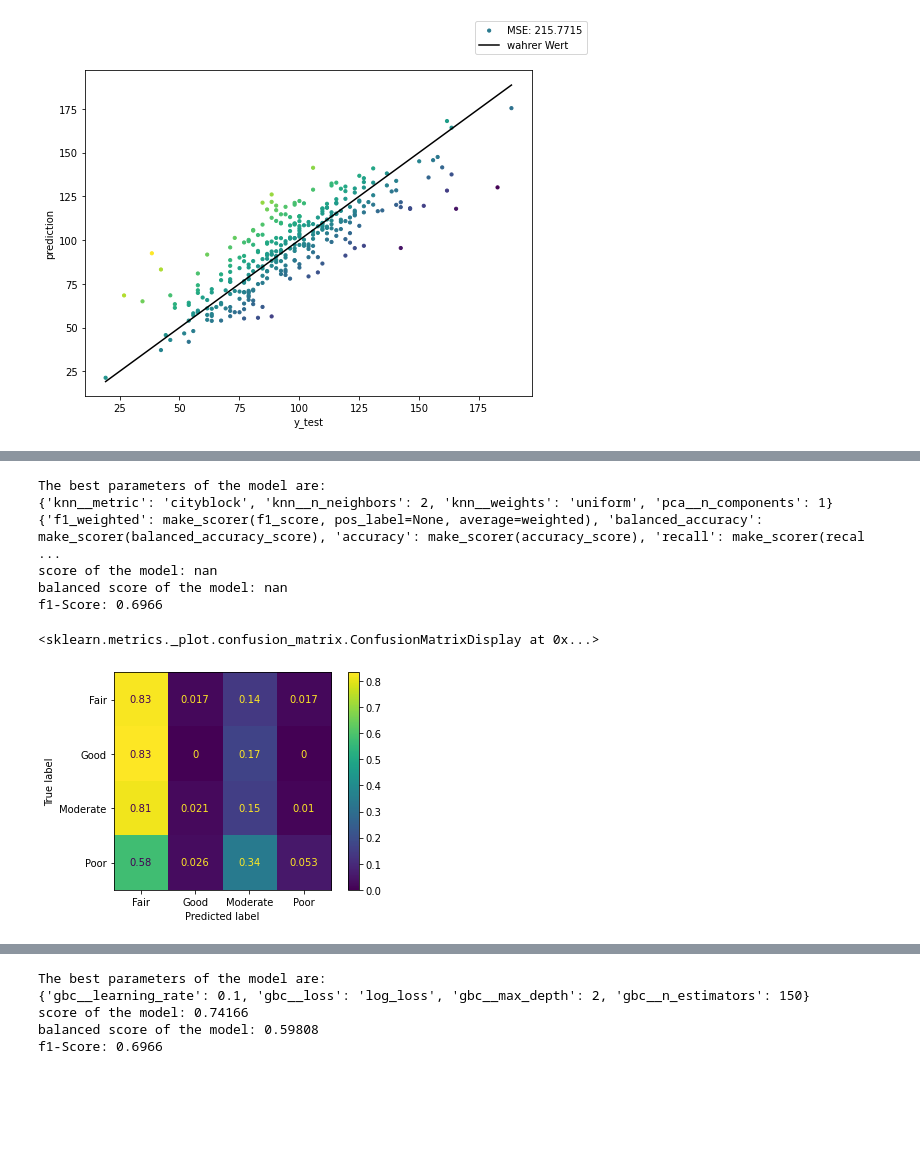
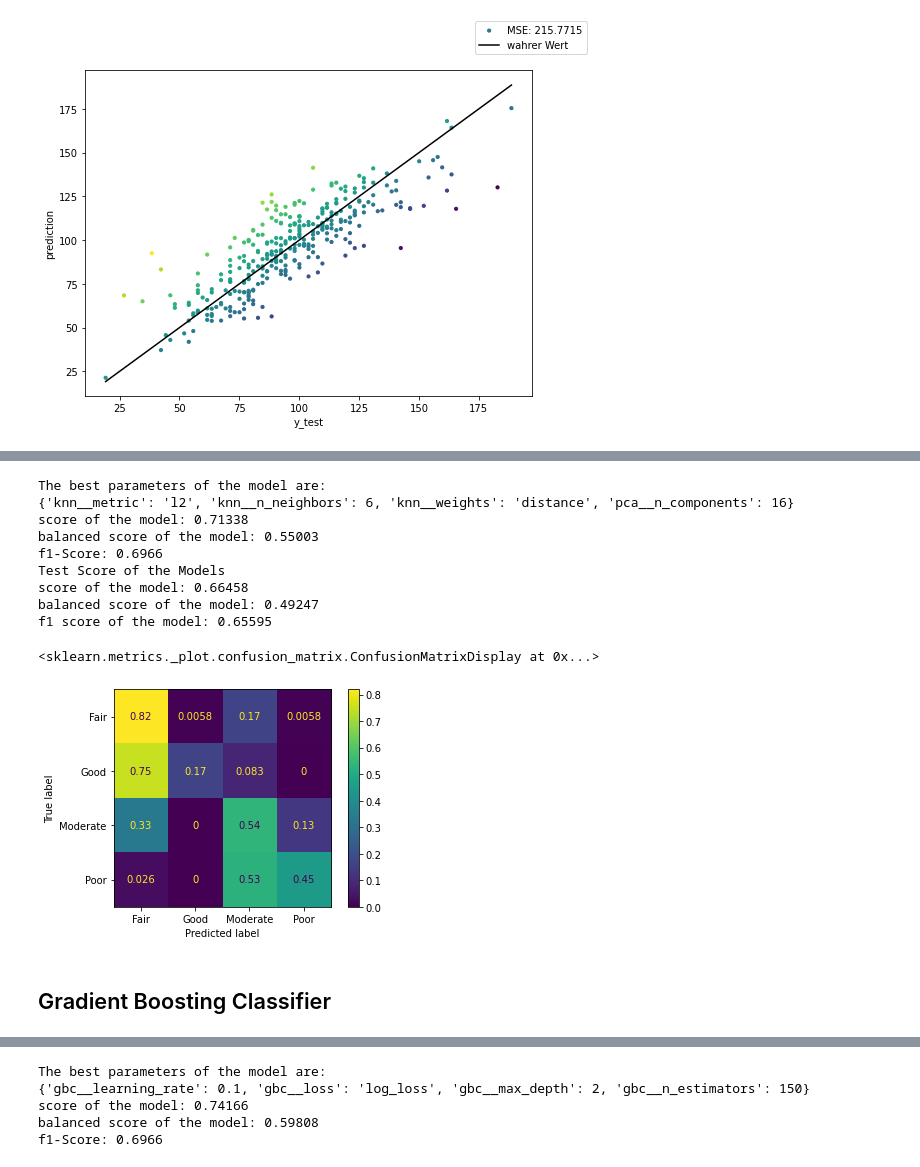
Before and after one commit to fxschmidt/AirPollution, a Jupyter notebook: Eigenes_Projekt/predict_and_forecast.ipynb, the cells around one changed output, grey strips where cells are left out. Drawn from its saved outputs; the diff is of its cells as text; code cells hidden in the pictures; blank space fills up the shorter version.

```diff
--- a/Eigenes_Projekt/predict_and_forecast.ipynb
+++ b/Eigenes_Projekt/predict_and_forecast.ipynb
@@ -206,7 +311,7 @@ ridge_fig.legend()
 # %%
 predict_column="aqi_o3"
-X_train_classify , X_test_classify , y_train_classify , y_test_classify = train_test_split(predict_today.drop(['aqi_pm2_5','aqi_so2',
+X_train_classify , X_test_classify , y_train_classify , y_test_classify = train_test_split(predict_today_dropna.drop(['aqi_pm2_5','aqi_so2',
                                                                            'aqi_no2',predict_column,"mean_o3","max_value_o3"],axis=1),
-                                                       predict_today[predict_column],random_state=1)
-y_test_classify
+                                                       predict_today_dropna[predict_column],random_state=1)
+y_train_classify
 # %% [output]
@@ -361,32 +459,48 @@ GridSearchCV(estimator=Pipeline(steps=[('pca', PCA()),
 # %%
 'Choose your model with tuned parameter with GridSearchCV'
 model=pca_knn_search
 
 model_search_results=pd.DataFrame(model.cv_results_)
 y_predict=model.predict(X_test_classify)
 
 print("The best parameters of the model are:")
 print(model.best_params_,end="\n")
 'Print the scores'
 score= model_search_results.sort_values("rank_test_accuracy")["mean_test_accuracy"].iloc[0]
 print(f"score of the model: {round(score,5)}")
 score_balanced= model_search_results.sort_values("rank_test_balanced_accuracy")["mean_test_balanced_accuracy"].iloc[0]
 print(f"balanced score of the model: {round(score_balanced,5)}")
 score_f1=model_search_results.sort_values("rank_test_f1_weighted")["mean_test_f1_weighted"].iloc[0]
 print(f"f1-Score: {round(f1,5)}")
 
+'Test Score'
+print("Test Score of the Models")
+accuracy_test=metrics.accuracy_score(y_test_classify,y_predict)
+print(f"score of the model: {round(accuracy_test,5)}")
+balanced_accuracy_test=metrics.balanced_accuracy_score(y_test_classify,y_predict)
+print(f"balanced score of the model: {round(balanced_accuracy_test,5)}")
+f1_test=metrics.f1_score(y_test_classify,y_predict,average="weighted")
+print(f"f1 score of the model: {round(f1_test,5)}")
+
+
+
 cm=confusion_matrix(y_true=y_test_classify,y_pred=y_predict,labels=model.classes_,normalize="true")
 disp = ConfusionMatrixDisplay(cm,display_labels=model.classes_)
 disp.plot()
 # %% [output]
 The best parameters of the model are:
-{'knn__metric': 'cityblock', 'knn__n_neighbors': 2, 'knn__weights': 'uniform', 'pca__n_components': 1}
-{'f1_weighted': make_scorer(f1_score, pos_label=None, average=weighted), 'balanced_accuracy': make_scorer(balanced_accuracy_score), 'accuracy': make_scorer(accuracy_score), 'recall': make_scorer(recal ...
-score of the model: nan
-balanced score of the model: nan
+{'knn__metric': 'l2', 'knn__n_neighbors': 6, 'knn__weights': 'distance', 'pca__n_components': 16}
+score of the model: 0.71338
+balanced score of the model: 0.55003
 f1-Score: 0.6966
+Test Score of the Models
+score of the model: 0.66458
+balanced score of the model: 0.49247
+f1 score of the model: 0.65595
 <sklearn.metrics._plot.confusion_matrix.ConfusionMatrixDisplay at 0x...>
-[figure, old version]
+[figure, new version]
+# %% [markdown]
+## Gradient Boosting Classifier
 # %%
 gbc=ensemble.GradientBoostingClassifier(random_state=1)
 gbc_params={
```
Also changed, not shown: parts of 57 cells of this notebook.
